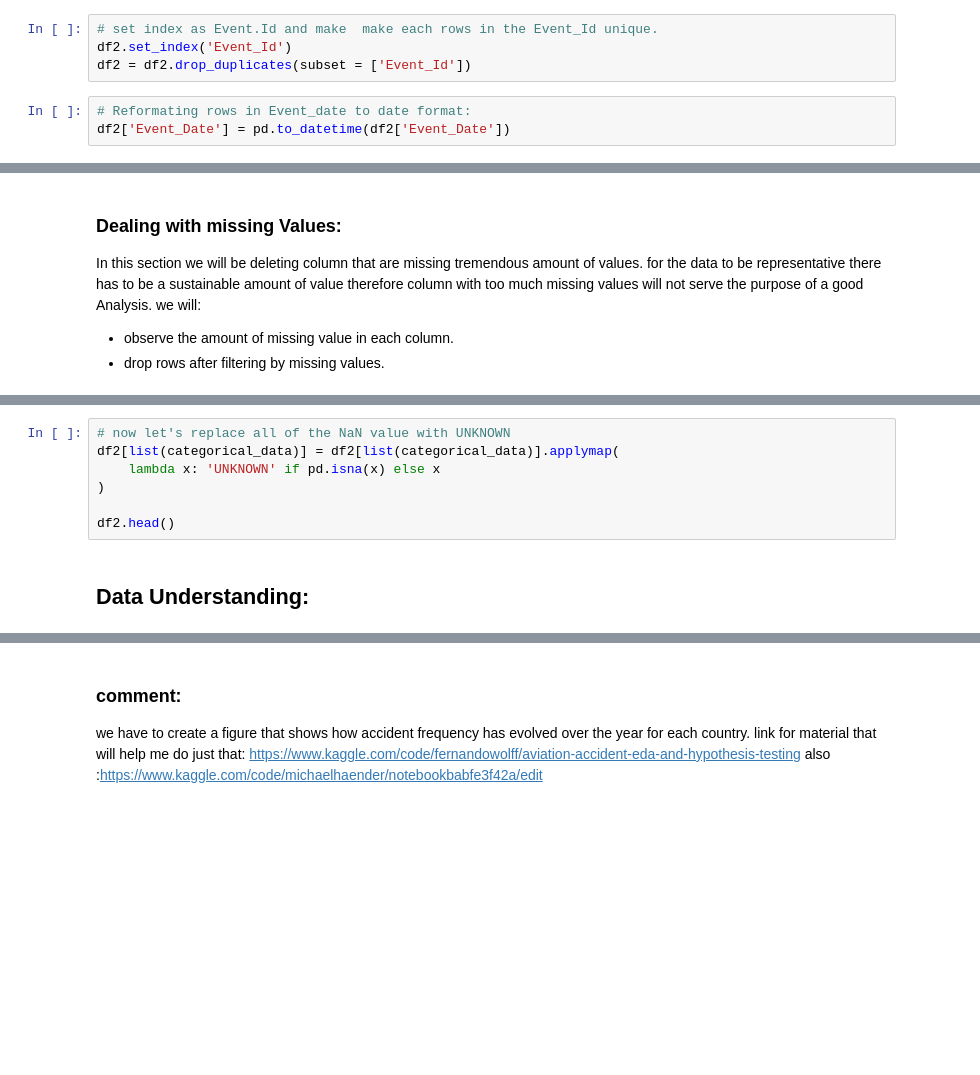
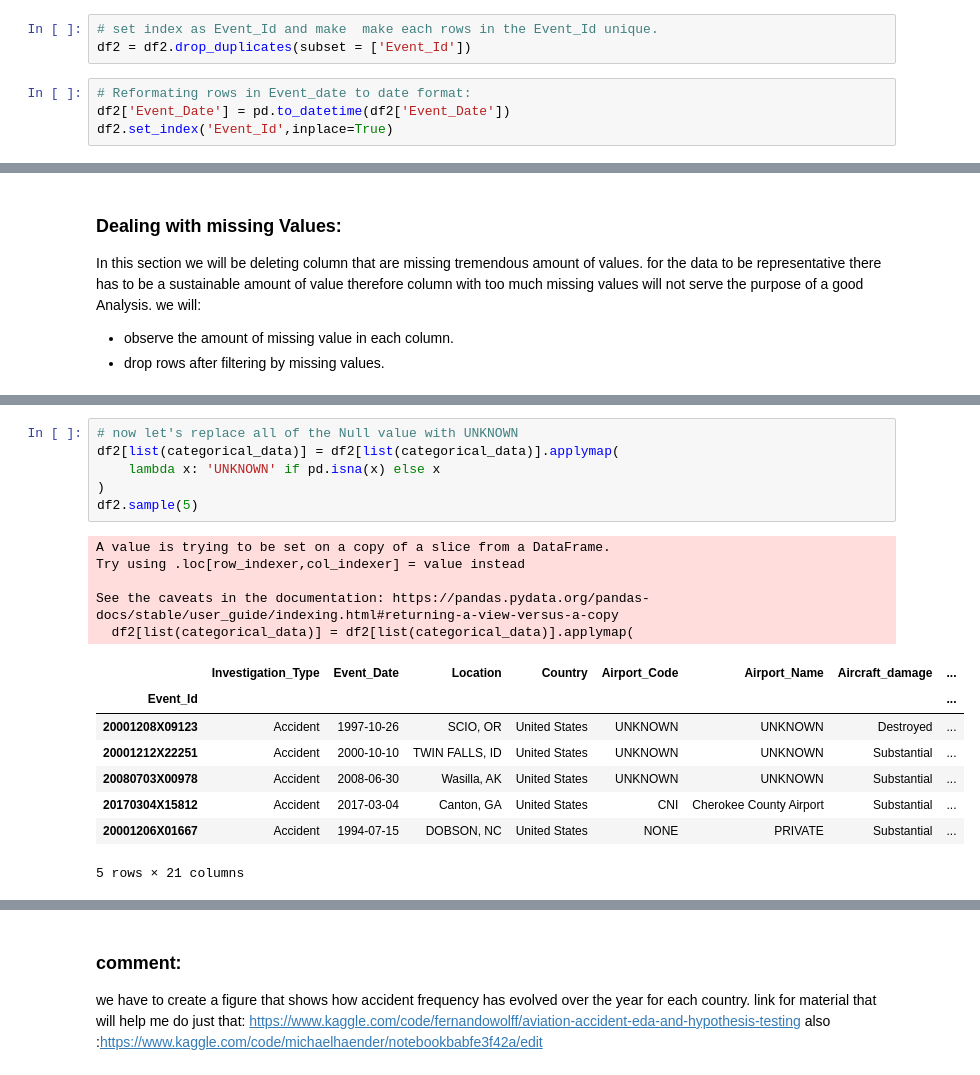
Before and after one commit to Haender-Michael/Haender_practice, a Jupyter notebook: Copie_de_Copie_de_Untitled1.ipynb, the cells around one changed output, grey strips where cells are left out. Cells and saved outputs as stored; diff of their text form; blank space fills up the shorter version.

```diff
--- a/Copie_de_Copie_de_Untitled1.ipynb
+++ b/Copie_de_Copie_de_Untitled1.ipynb
@@ -159,7 +193,7 @@ df2.head()
 # %%
-# set index as Event.Id and make  make each rows in the Event_Id unique.
-df2.set_index('Event_Id')
+# set index as Event_Id and make  make each rows in the Event_Id unique.
 df2 = df2.drop_duplicates(subset = ['Event_Id'])
 # %%
 # Reformating rows in Event_date to date format:
 df2['Event_Date'] = pd.to_datetime(df2['Event_Date'])
+df2.set_index('Event_Id',inplace=True)
@@ -204,9 +287,20 @@ df2[df2.columns.intersection(categorical_data)].sample(15)
 # %%
-# now let's replace all of the NaN value with UNKNOWN
+# now let's replace all of the Null value with UNKNOWN
 df2[list(categorical_data)] = df2[list(categorical_data)].applymap(
     lambda x: 'UNKNOWN' if pd.isna(x) else x
 )
-
-df2.head()
+df2.sample(5)
+# %% [output]
+A value is trying to be set on a copy of a slice from a DataFrame.
+Try using .loc[row_indexer,col_indexer] = value instead
+
+See the caveats in the documentation: https://pandas.pydata.org/pandas-docs/stable/user_guide/indexing.html#returning-a-view-versus-a-copy
+  df2[list(categorical_data)] = df2[list(categorical_data)].applymap(
+|  | Investigation_Type | Event_Date | Location | Country | Airport_Code | Airport_Name | Aircraft_damage | ... |
+| Event_Id |  |  |  |  |  |  |  | ... |
+| 20001208X09123 | Accident | 1997-10-26 | SCIO, OR | United States | UNKNOWN | UNKNOWN | Destroyed | ... |
+| 20001212X22251 | Accident | 2000-10-10 | TWIN FALLS, ID | United States | UNKNOWN | UNKNOWN | Substantial | ... |
+| 20080703X00978 | Accident | 2008-06-30 | Wasilla, AK | United States | UNKNOWN | UNKNOWN | Substantial | ... |
+| 20170304X15812 | Accident | 2017-03-04 | Canton, GA | United States | CNI | Cherokee County Airport | Substantial | ... |
+| 20001206X01667 | Accident | 1994-07-15 | DOBSON, NC | United States | NONE | PRIVATE | Substantial | ... |
+5 rows × 21 columns
-# %% [markdown]
-## Data Understanding:
```
Also changed, not shown: parts of 30 cells of this notebook.
